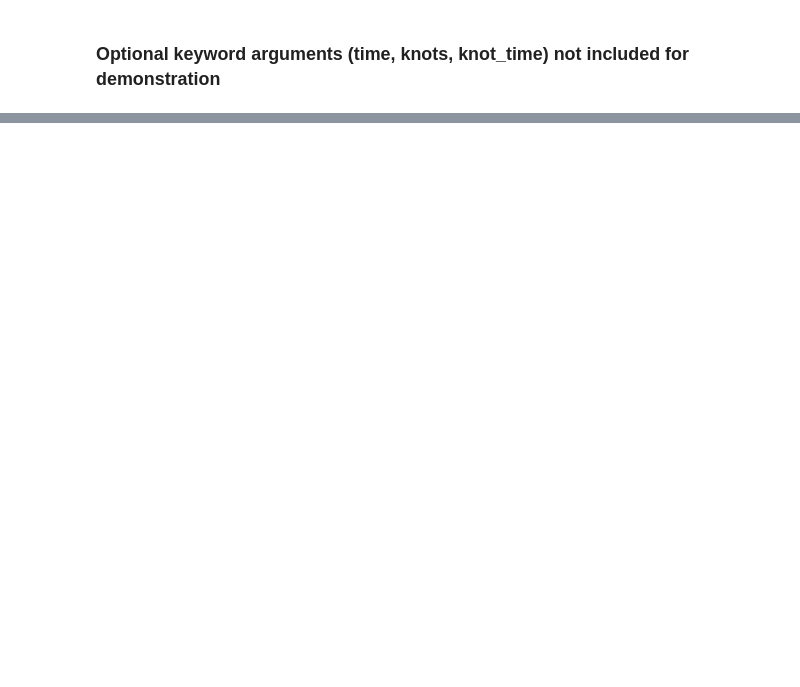
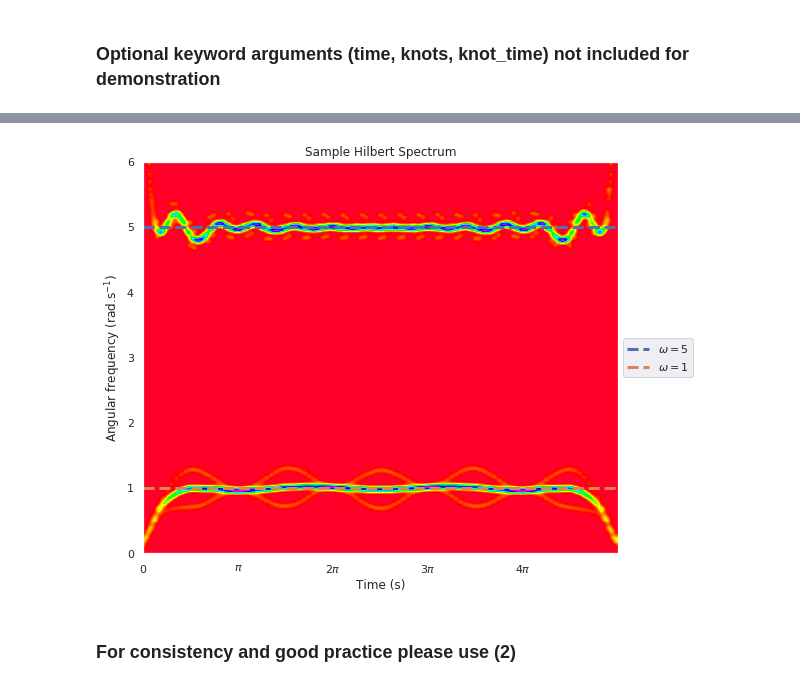
Before and after one commit to Cole-vJ/AdvEMDpy, a Jupyter notebook: Notebooks/new_users.ipynb, the cells around one changed output, grey strips where cells are left out. Saved outputs shown, nothing was run; the diff lists cells and outputs as text; code cells hidden in the pictures; blank space fills up the shorter version.

```diff
--- a/Notebooks/new_users.ipynb
+++ b/Notebooks/new_users.ipynb
@@ -49,0 +154,20 @@ IMF_32 ALL IMF CONDITIONS MET
+# %%
+ax = plt.subplot(111)
+plt.title('Sample Hilbert Spectrum')
+x_hs, y, z = hs_outputs
+z_min, z_max = 0, np.abs(z).max()
+ax.pcolormesh(x_hs, y, np.abs(z), cmap='gist_rainbow', vmin=z_min, vmax=z_max)
+ax.plot(x_hs[0, :], 5 * np.ones_like(x_hs[0, :]), '--', label=r'$\omega = 5$', Linewidth=3)
+ax.plot(x_hs[0, :], 1 * np.ones_like(x_hs[0, :]), '--', label=r'$\omega = 1$', Linewidth=3)
+ax.set_xticks([0, np.pi, 2 * np.pi, 3 * np.pi, 4 * np.pi])
+ax.set_xticklabels(['$0$', r'$\pi$', r'$2\pi$', r'$3\pi$', r'$4\pi$'])
+plt.ylabel(r'Angular frequency (rad.s$^{-1}$)')
+plt.xlabel('Time (s)')
+box_0 = ax.get_position()
+ax.set_position([box_0.x0, box_0.y0 + 0.05, box_0.width * 0.85, box_0.height * 0.9])
+ax.legend(loc='center left', bbox_to_anchor=(1, 0.5))
+plt.show()
+# %% [output]
+[figure, added]
+# %% [markdown]
+### For consistency and good practice please use (2)
```
Also changed, not shown: parts of 22 cells of this notebook, 6 other files.
